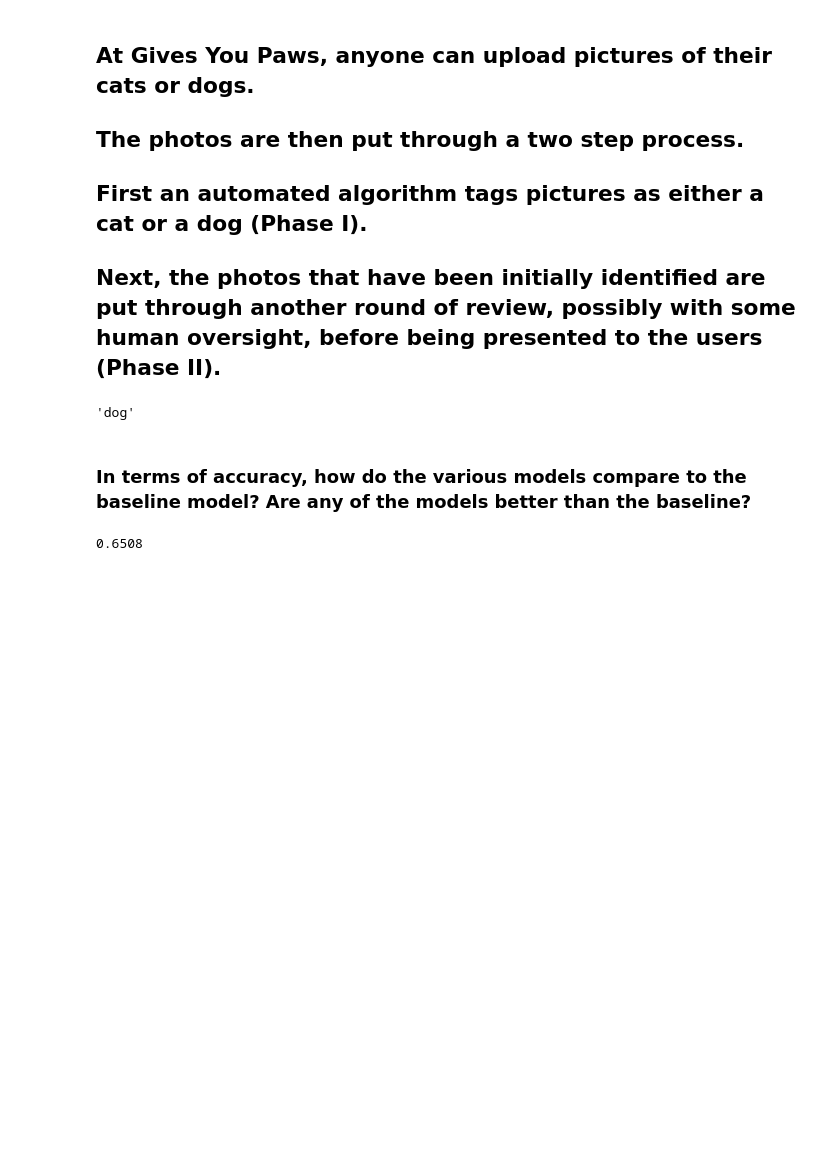
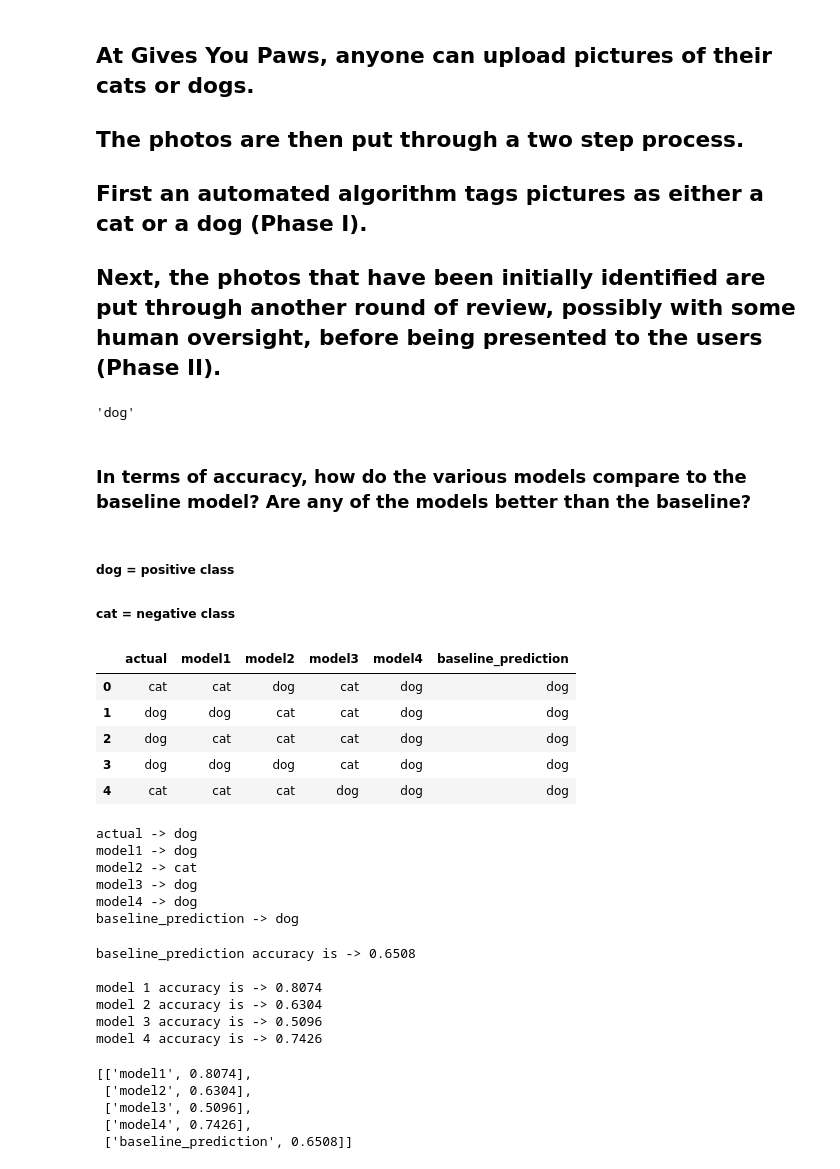
Before and after one commit to Ramiro-Lopez/classification-repo, a Jupyter notebook: model_evaluation.ipynb, the cells around one changed output. Drawn from its saved outputs; the diff is of its cells as text; code cells hidden in the pictures; blank space fills up the shorter version.

```diff
--- a/model_evaluation.ipynb
+++ b/model_evaluation.ipynb
@@ -259,11 +265,63 @@ paws.actual.value_counts().idxmax() # idxmax gives you the most common class
 'dog'
 # %% [markdown]
 ### In terms of accuracy, how do the various models compare to the baseline model? Are any of the models better than the baseline?
+# %% [markdown]
+##### dog = positive class
+##### cat = negative class
 # %%
 paws['baseline_prediction'] = 'dog'
-# %%
-# Compare the baseline to actual
-baseline_accuracy = (paws.baseline_prediction == paws.actual).mean()
-baseline_accuracy
-# %% [output]
-0.6508
+# %%
+paws.head()
+# %% [output]
+|  | actual | model1 | model2 | model3 | model4 | baseline_prediction |
+| 0 | cat | cat | dog | cat | dog | dog |
+| 1 | dog | dog | cat | cat | dog | dog |
+| 2 | dog | cat | cat | cat | dog | dog |
+| 3 | dog | dog | dog | cat | dog | dog |
+| 4 | cat | cat | cat | dog | dog | dog |
+# %%
+cols = ['actual', 'model1', 'model2', 'model3', 'model4', 'baseline_prediction']
+for i in cols:
+    print(f'{i} -> {paws[i].value_counts().idxmax()}')
+# %% [output]
+actual -> dog
+model1 -> dog
+model2 -> cat
+model3 -> dog
+model4 -> dog
+baseline_prediction -> dog
+# %%
+baseline_accuracy = (paws.baseline_prediction == paws.actual).mean()
+model1_accuracy = (paws.model1 == paws.actual).mean()
+model2_accuracy = (paws.model2 == paws.actual).mean()
+model3_accuracy = (paws.model3 == paws.actual).mean()
+model4_accuracy = (paws.model4 == paws.actual).mean()
+
+print(f'baseline_prediction accuracy is -> {baseline_accuracy}')
+print('')
+print(f'model 1 accuracy is -> {model1_accuracy}')
+print(f'model 2 accuracy is -> {model2_accuracy}')
+print(f'model 3 accuracy is -> {model3_accuracy}')
+print(f'model 4 accuracy is -> {model4_accuracy}')
+# %% [output]
+baseline_prediction accuracy is -> 0.6508
+
+model 1 accuracy is -> 0.8074
+model 2 accuracy is -> 0.6304
+model 3 accuracy is -> 0.5096
+model 4 accuracy is -> 0.7426
+# %%
+model_acc = [] # empty list to hold variables that will be created below
+
+# for everything except actual so from model1 and on... do something
+for model in paws.columns[1:]: # do not need to create a list containing every column. Insted use .columns to select every column
+    acc = (paws.actual == paws[model]).mean() # acc is a variable that holds the mean of what both columns have in common
+    model_acc.append([model, acc]) # use the empty list above to hold both variables: model and acc
+
+model_acc
+# %% [output]
+[['model1', 0.8074],
+ ['model2', 0.6304],
+ ['model3', 0.5096],
+ ['model4', 0.7426],
+ ['baseline_prediction', 0.6508]]
```
Also changed, not shown: parts of 77 cells of this notebook.
